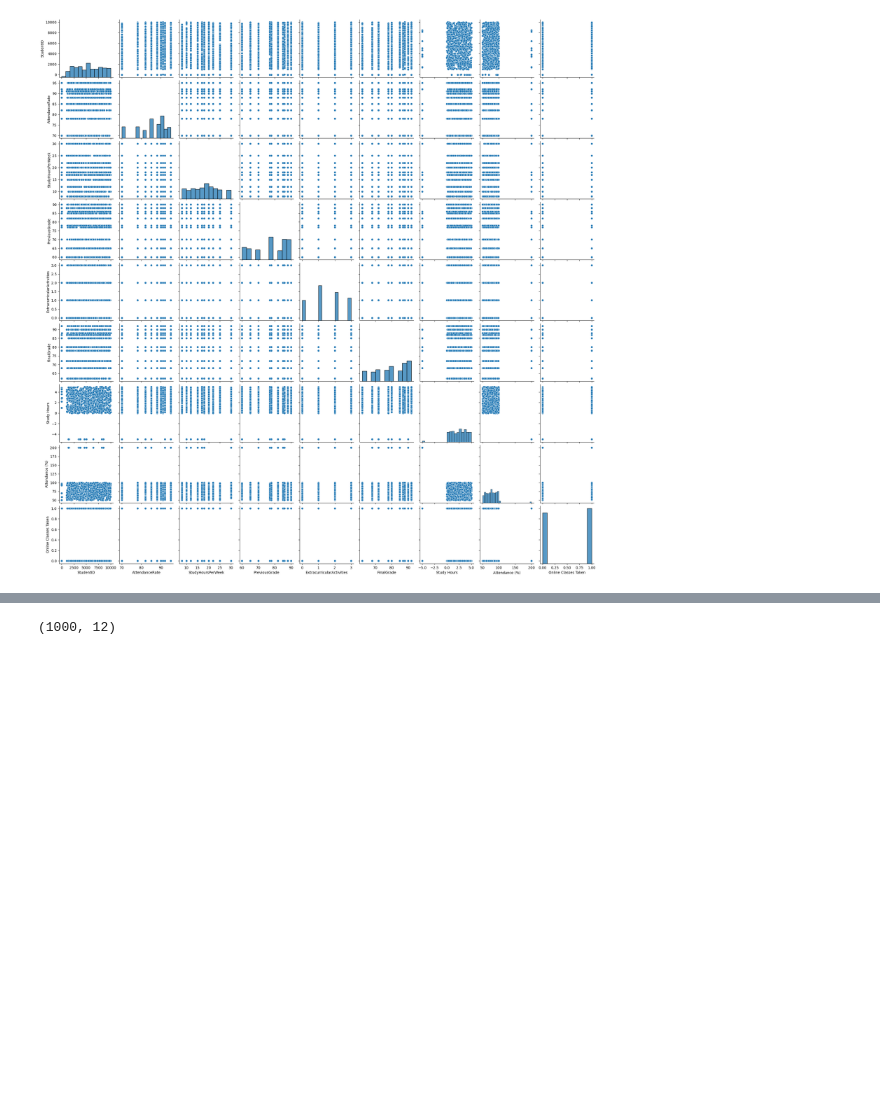
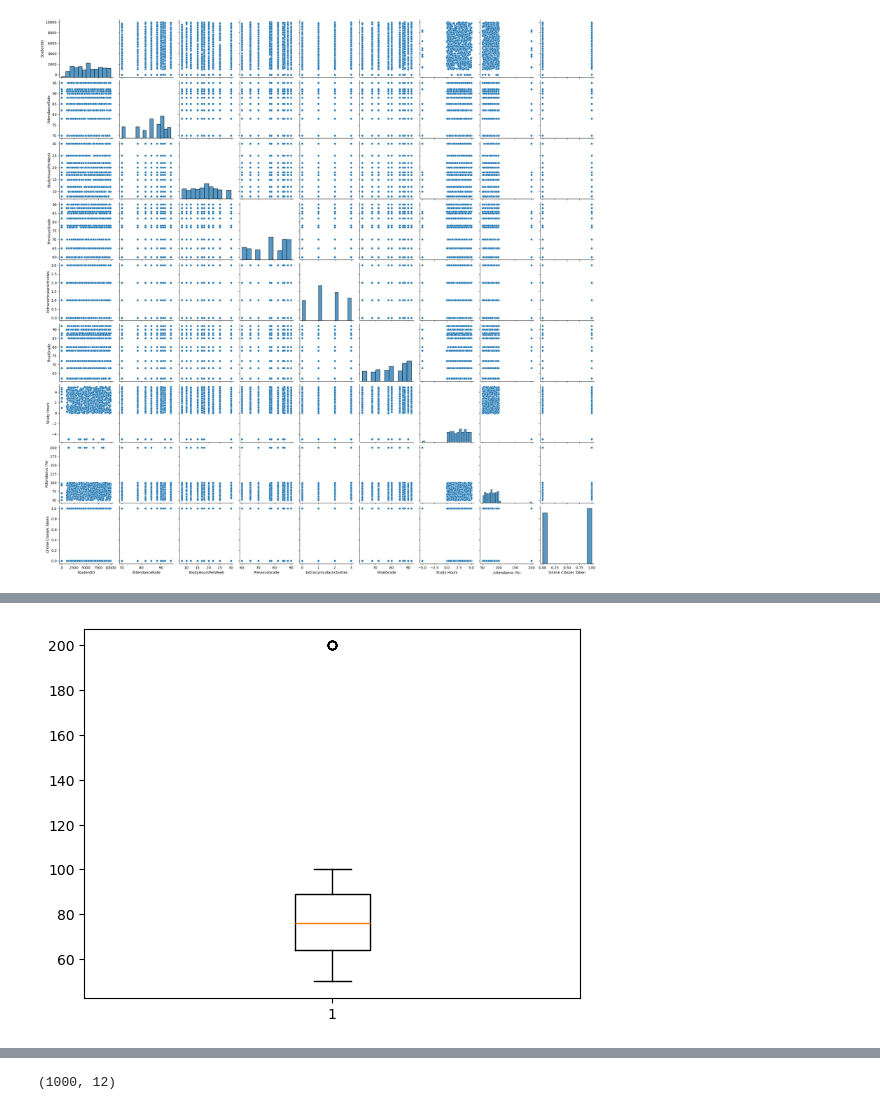
Before and after one commit to Saugatpdsn/Student-Performance-Prediction-ML-Fundamental-, a Jupyter notebook: student_performance_prediction.ipynb, the cells around one changed output, grey strips where cells are left out. Cells and saved outputs as stored; diff of their text form; code cells hidden in the pictures; blank space fills up the shorter version.

```diff
--- a/student_performance_prediction.ipynb
+++ b/student_performance_prediction.ipynb
@@ -156,0 +169,5 @@ plt.show()
+# %%
+plt.boxplot(df['Attendance (%)'])
+plt.show()
+# %% [output]
+[figure, added]
```
Also changed, not shown: parts of 9 cells of this notebook.
